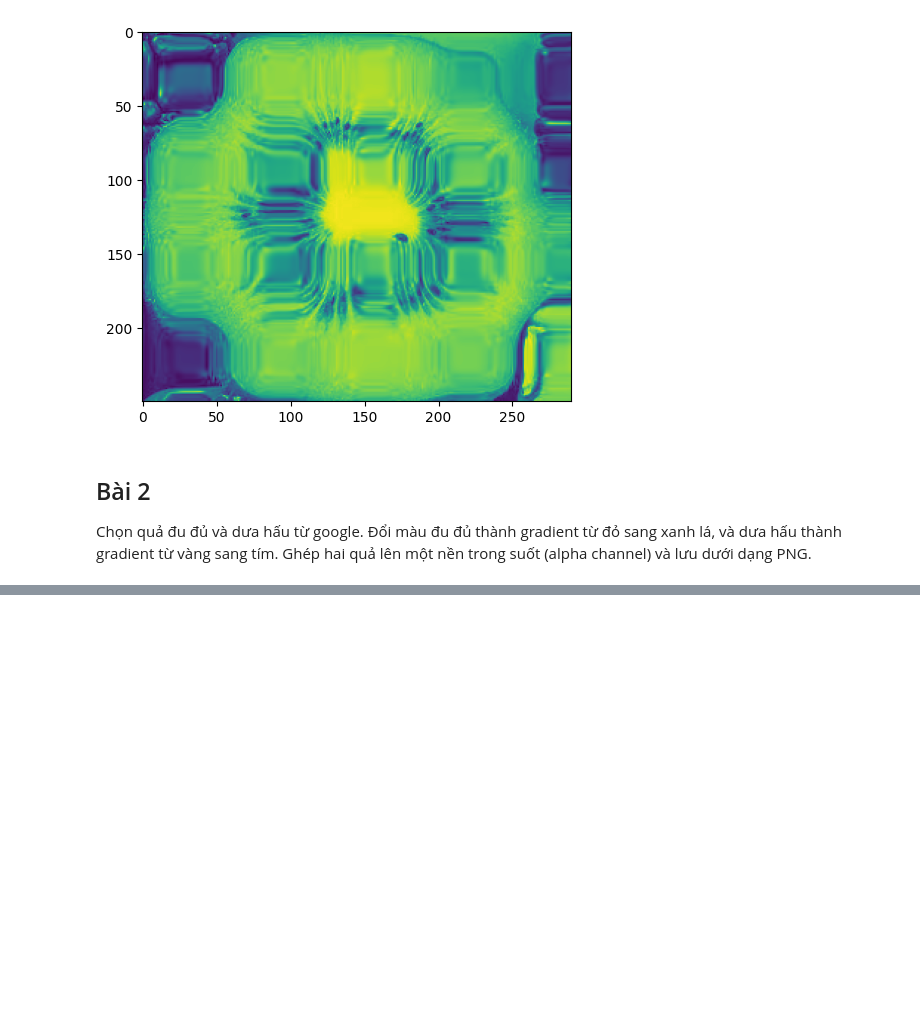
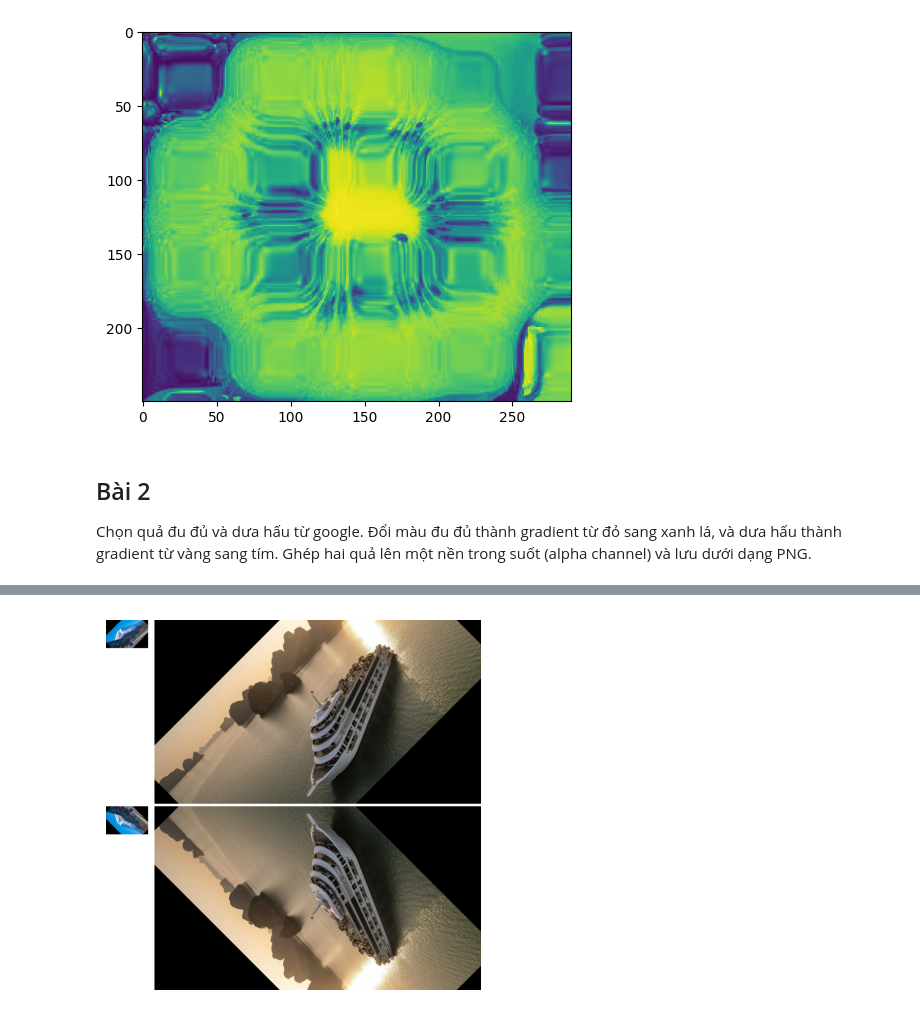
Before and after one commit to Bkhangnguyen/BaiTap_XLAS, a Jupyter notebook: XLA_lab3/XLA_lab3 (1)/TH3.ipynb, the cells around one changed output, grey strips where cells are left out. Cells and saved outputs as stored; diff of their text form; code cells hidden in the pictures; blank space fills up the shorter version.

```diff
--- a/XLA_lab3/XLA_lab3 (1)/TH3.ipynb
+++ b/XLA_lab3/XLA_lab3 (1)/TH3.ipynb
@@ -234,0 +276,29 @@ Ghép hai quả lên một nền trong suốt (alpha channel) và lưu dưới d
+# %%
+import numpy as np
+import imageio.v2 as iio
+import scipy.ndimage as nd
+import matplotlib.pyplot as plt
+
+nui = iio.imread('nui.jpg')
+thuyen = iio.imread('thuyen.jpg')
+nui_rot = nd.rotate(nui, 45, reshape=False)
+thuyen_rot = nd.rotate(thuyen, 45, reshape=False)
+
+nui_mirror = np.flipud(nui_rot)
+thuyen_mirror = np.flipud(thuyen_rot)
+
+h = max(nui_rot.shape[0], thuyen_rot.shape[0], nui_mirror.shape[0], thuyen_mirror.shape[0])
+w = nui_rot.shape[1] + thuyen_rot.shape[1] + 50
+canvas = np.ones((h*2+20, w, 3), dtype=np.uint8) * 255
+
+canvas[:nui_rot.shape[0], :nui_rot.shape[1], :] = nui_rot
+canvas[:thuyen_rot.shape[0], nui_rot.shape[1]+50:nui_rot.shape[1]+50+thuyen_rot.shape[1], :] = thuyen_rot
+canvas[h+20:h+20+nui_mirror.shape[0], :nui_mirror.shape[1], :] = nui_mirror
+canvas[h+20:h+20+thuyen_mirror.shape[0], nui_rot.shape[1]+50:nui_rot.shape[1]+50+thuyen_mirror.shape[1], :] = thuyen_mirror
+
+iio.imsave('mountain_boat_mirror.jpg', canvas)
+plt.imshow(canvas)
+plt.axis('off')
+plt.show()
+# %% [output]
+[figure, added]
```
Also changed, not shown: parts of 6 cells of this notebook, 13 other files.
